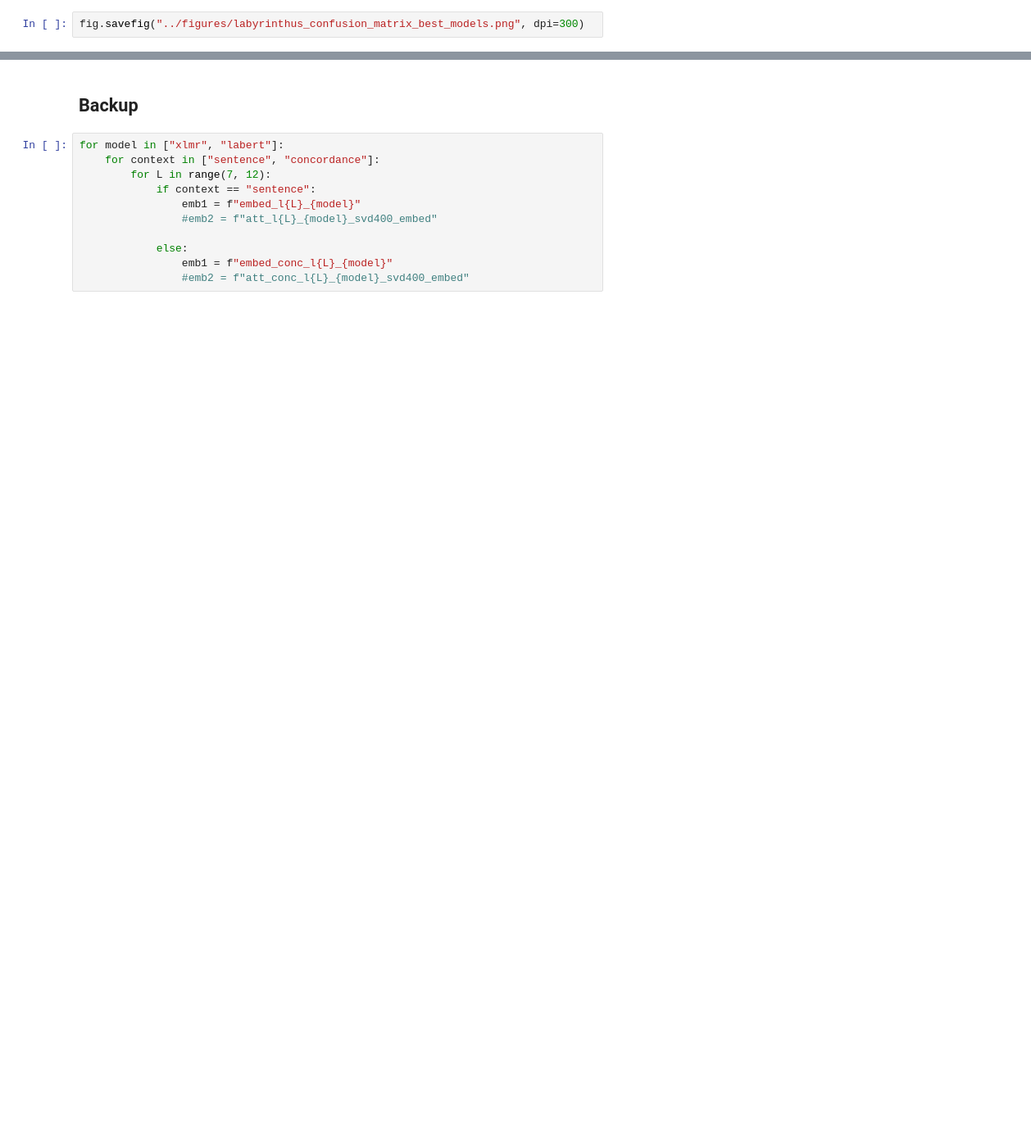
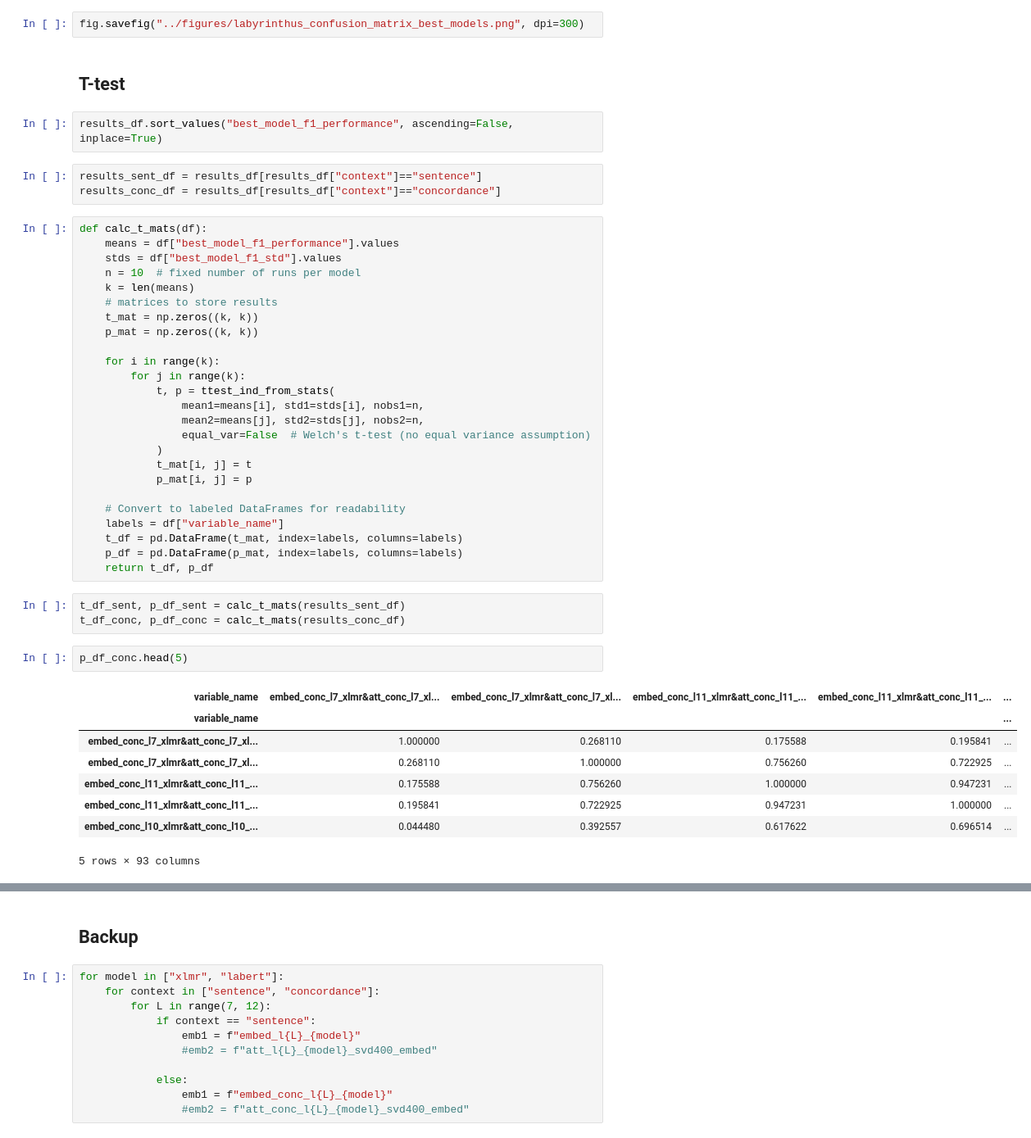
Before and after one commit to CCS-ZCU/labyrinth, a Jupyter notebook: scripts/6_labyrinth_classification-evaluations.ipynb, the cells around one changed output, grey strips where cells are left out. Shown at 82% size. Drawn from its saved outputs; the diff is of its cells as text; blank space fills up the shorter version.

```diff
--- a/scripts/6_labyrinth_classification-evaluations.ipynb
+++ b/scripts/6_labyrinth_classification-evaluations.ipynb
@@ -375,3 +380,49 @@ plt.show()
 [figure]
 # %%
 fig.savefig("../figures/labyrinthus_confusion_matrix_best_models.png", dpi=300)
+# %% [markdown]
+## T-test
+# %%
+results_df.sort_values("best_model_f1_performance", ascending=False, inplace=True)
+# %%
+results_sent_df = results_df[results_df["context"]=="sentence"]
+results_conc_df = results_df[results_df["context"]=="concordance"]
+# %%
+def calc_t_mats(df):
+    means = df["best_model_f1_performance"].values
+    stds = df["best_model_f1_std"].values
+    n = 10  # fixed number of runs per model
+    k = len(means)
+    # matrices to store results
+    t_mat = np.zeros((k, k))
+    p_mat = np.zeros((k, k))
+
+    for i in range(k):
+        for j in range(k):
+            t, p = ttest_ind_from_stats(
+                mean1=means[i], std1=stds[i], nobs1=n,
+                mean2=means[j], std2=stds[j], nobs2=n,
+                equal_var=False  # Welch's t-test (no equal variance assumption)
+            )
+            t_mat[i, j] = t
+            p_mat[i, j] = p
+
+    # Convert to labeled DataFrames for readability
+    labels = df["variable_name"]
+    t_df = pd.DataFrame(t_mat, index=labels, columns=labels)
+    p_df = pd.DataFrame(p_mat, index=labels, columns=labels)
+    return t_df, p_df
+# %%
+t_df_sent, p_df_sent = calc_t_mats(results_sent_df)
+t_df_conc, p_df_conc = calc_t_mats(results_conc_df)
+# %%
+p_df_conc.head(5)
+# %% [output]
+| variable_name | embed_conc_l7_xlmr&att_conc_l7_xl... | embed_conc_l7_xlmr&att_conc_l7_xl... | embed_conc_l11_xlmr&att_conc_l11_... | embed_conc_l11_xlmr&att_conc_l11_... | ... |
+| variable_name |  |  |  |  | ... |
+| embed_conc_l7_xlmr&att_conc_l7_xl... | 1.000000 | 0.268110 | 0.175588 | 0.195841 | ... |
+| embed_conc_l7_xlmr&att_conc_l7_xl... | 0.268110 | 1.000000 | 0.756260 | 0.722925 | ... |
+| embed_conc_l11_xlmr&att_conc_l11_... | 0.175588 | 0.756260 | 1.000000 | 0.947231 | ... |
+| embed_conc_l11_xlmr&att_conc_l11_... | 0.195841 | 0.722925 | 0.947231 | 1.000000 | ... |
+| embed_conc_l10_xlmr&att_conc_l10_... | 0.044480 | 0.392557 | 0.617622 | 0.696514 | ... |
+5 rows × 93 columns
```
Also changed, not shown: parts of 7 cells of this notebook, 7 other files.
